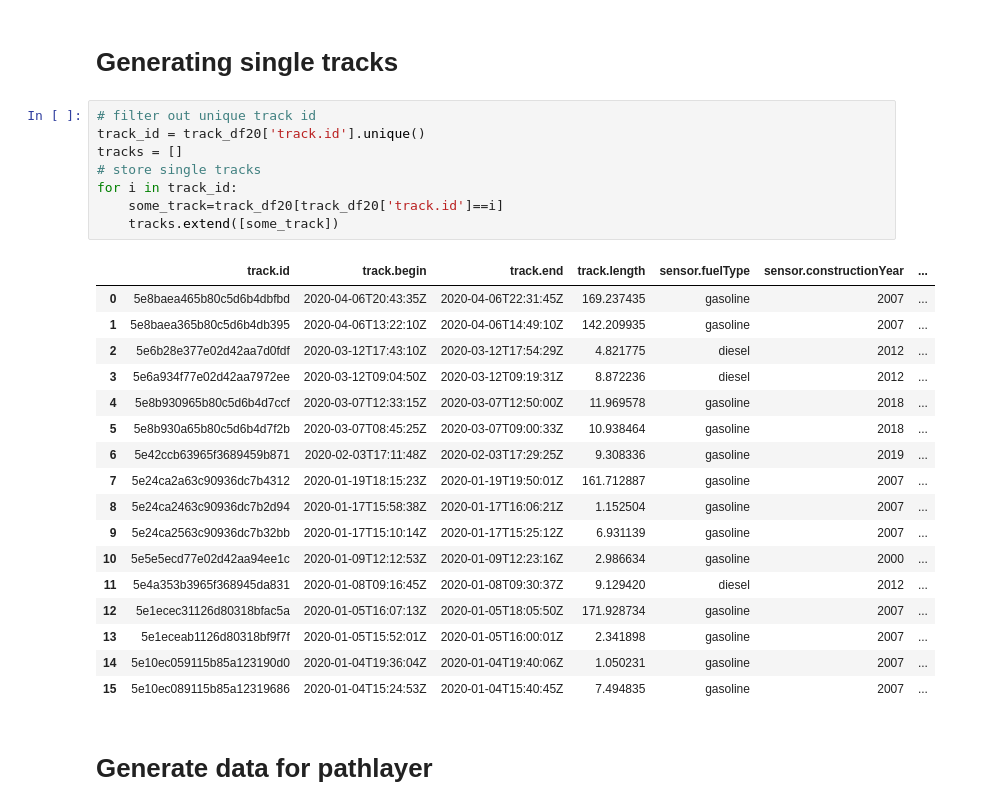
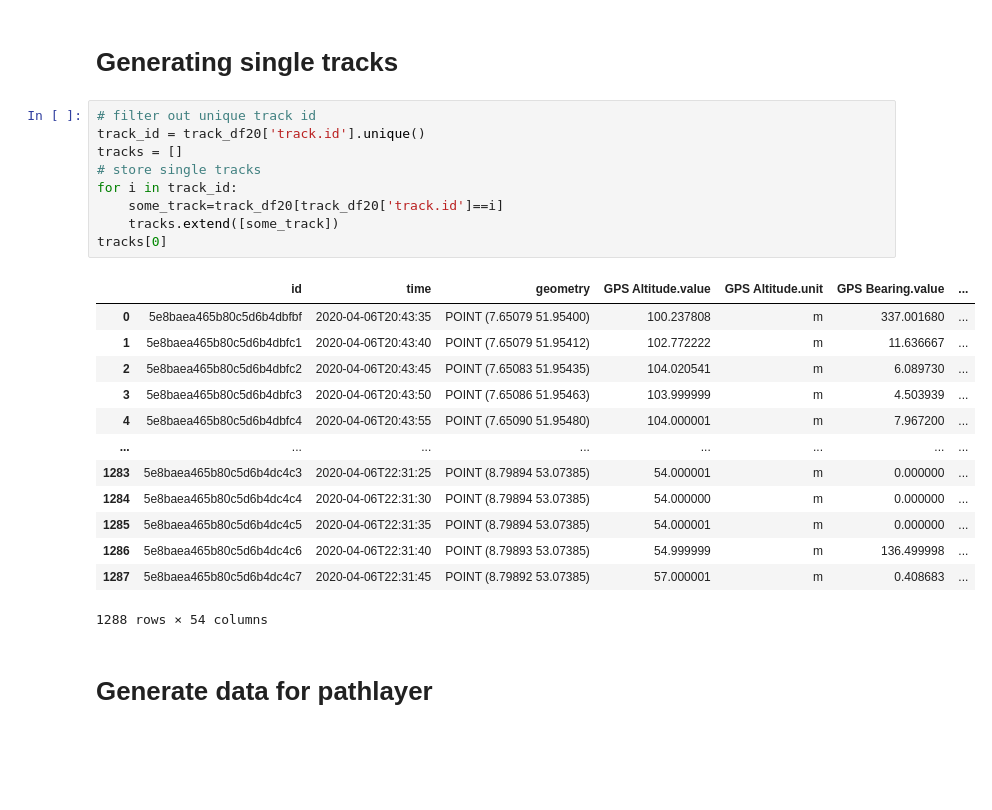
Before and after one commit to enviroCar/envirocar-py, a Jupyter notebook: examples/Assignment1_duckravel.ipynb, the cells around one changed output. Drawn from its saved outputs; the diff is of its cells as text; blank space fills up the shorter version.

```diff
--- a/examples/api_request_duckravel.ipynb
+++ b/examples/Assignment1_duckravel.ipynb
@@ -57,29 +57,26 @@ track_df20.plot(figsize=(8, 10))
 # %%
 # filter out unique track id
 track_id = track_df20['track.id'].unique()
 tracks = []
 # store single tracks
 for i in track_id:
     some_track=track_df20[track_df20['track.id']==i]
     tracks.extend([some_track])
+tracks[0]
 # %% [output]
-|  | track.id | track.begin | track.end | track.length | sensor.fuelType | sensor.constructionYear | ... |
-| 0 | 5e8baea465b80c5d6b4dbfbd | 2020-04-06T20:43:35Z | 2020-04-06T22:31:45Z | 169.237435 | gasoline | 2007 | ... |
-| 1 | 5e8baea365b80c5d6b4db395 | 2020-04-06T13:22:10Z | 2020-04-06T14:49:10Z | 142.209935 | gasoline | 2007 | ... |
-| 2 | 5e6b28e377e02d42aa7d0fdf | 2020-03-12T17:43:10Z | 2020-03-12T17:54:29Z | 4.821775 | diesel | 2012 | ... |
-| 3 | 5e6a934f77e02d42aa7972ee | 2020-03-12T09:04:50Z | 2020-03-12T09:19:31Z | 8.872236 | diesel | 2012 | ... |
-| 4 | 5e8b930965b80c5d6b4d7ccf | 2020-03-07T12:33:15Z | 2020-03-07T12:50:00Z | 11.969578 | gasoline | 2018 | ... |
-| 5 | 5e8b930a65b80c5d6b4d7f2b | 2020-03-07T08:45:25Z | 2020-03-07T09:00:33Z | 10.938464 | gasoline | 2018 | ... |
-| 6 | 5e42ccb63965f3689459b871 | 2020-02-03T17:11:48Z | 2020-02-03T17:29:25Z | 9.308336 | gasoline | 2019 | ... |
-| 7 | 5e24ca2a63c90936dc7b4312 | 2020-01-19T18:15:23Z | 2020-01-19T19:50:01Z | 161.712887 | gasoline | 2007 | ... |
-| 8 | 5e24ca2463c90936dc7b2d94 | 2020-01-17T15:58:38Z | 2020-01-17T16:06:21Z | 1.152504 | gasoline | 2007 | ... |
-| 9 | 5e24ca2563c90936dc7b32bb | 2020-01-17T15:10:14Z | 2020-01-17T15:25:12Z | 6.931139 | gasoline | 2007 | ... |
-| 10 | 5e5e5ecd77e02d42aa94ee1c | 2020-01-09T12:12:53Z | 2020-01-09T12:23:16Z | 2.986634 | gasoline | 2000 | ... |
-| 11 | 5e4a353b3965f368945da831 | 2020-01-08T09:16:45Z | 2020-01-08T09:30:37Z | 9.129420 | diesel | 2012 | ... |
-| 12 | 5e1ecec31126d80318bfac5a | 2020-01-05T16:07:13Z | 2020-01-05T18:05:50Z | 171.928734 | gasoline | 2007 | ... |
-| 13 | 5e1eceab1126d80318bf9f7f | 2020-01-05T15:52:01Z | 2020-01-05T16:00:01Z | 2.341898 | gasoline | 2007 | ... |
-| 14 | 5e10ec059115b85a123190d0 | 2020-01-04T19:36:04Z | 2020-01-04T19:40:06Z | 1.050231 | gasoline | 2007 | ... |
-| 15 | 5e10ec089115b85a12319686 | 2020-01-04T15:24:53Z | 2020-01-04T15:40:45Z | 7.494835 | gasoline | 2007 | ... |
+|  | id | time | geometry | GPS Altitude.value | GPS Altitude.unit | GPS Bearing.value | ... |
+| 0 | 5e8baea465b80c5d6b4dbfbf | 2020-04-06T20:43:35 | POINT (7.65079 51.95400) | 100.237808 | m | 337.001680 | ... |
+| 1 | 5e8baea465b80c5d6b4dbfc1 | 2020-04-06T20:43:40 | POINT (7.65079 51.95412) | 102.772222 | m | 11.636667 | ... |
+| 2 | 5e8baea465b80c5d6b4dbfc2 | 2020-04-06T20:43:45 | POINT (7.65083 51.95435) | 104.020541 | m | 6.089730 | ... |
+| 3 | 5e8baea465b80c5d6b4dbfc3 | 2020-04-06T20:43:50 | POINT (7.65086 51.95463) | 103.999999 | m | 4.503939 | ... |
+| 4 | 5e8baea465b80c5d6b4dbfc4 | 2020-04-06T20:43:55 | POINT (7.65090 51.95480) | 104.000001 | m | 7.967200 | ... |
+| ... | ... | ... | ... | ... | ... | ... | ... |
+| 1283 | 5e8baea465b80c5d6b4dc4c3 | 2020-04-06T22:31:25 | POINT (8.79894 53.07385) | 54.000001 | m | 0.000000 | ... |
+| 1284 | 5e8baea465b80c5d6b4dc4c4 | 2020-04-06T22:31:30 | POINT (8.79894 53.07385) | 54.000000 | m | 0.000000 | ... |
+| 1285 | 5e8baea465b80c5d6b4dc4c5 | 2020-04-06T22:31:35 | POINT (8.79894 53.07385) | 54.000001 | m | 0.000000 | ... |
+| 1286 | 5e8baea465b80c5d6b4dc4c6 | 2020-04-06T22:31:40 | POINT (8.79893 53.07385) | 54.999999 | m | 136.499998 | ... |
+| 1287 | 5e8baea465b80c5d6b4dc4c7 | 2020-04-06T22:31:45 | POINT (8.79892 53.07385) | 57.000001 | m | 0.408683 | ... |
+1288 rows × 54 columns
 # %% [markdown]
 # Generate data for pathlayer
 # %%
```
Also changed, not shown: parts of 1 cell of this notebook.
